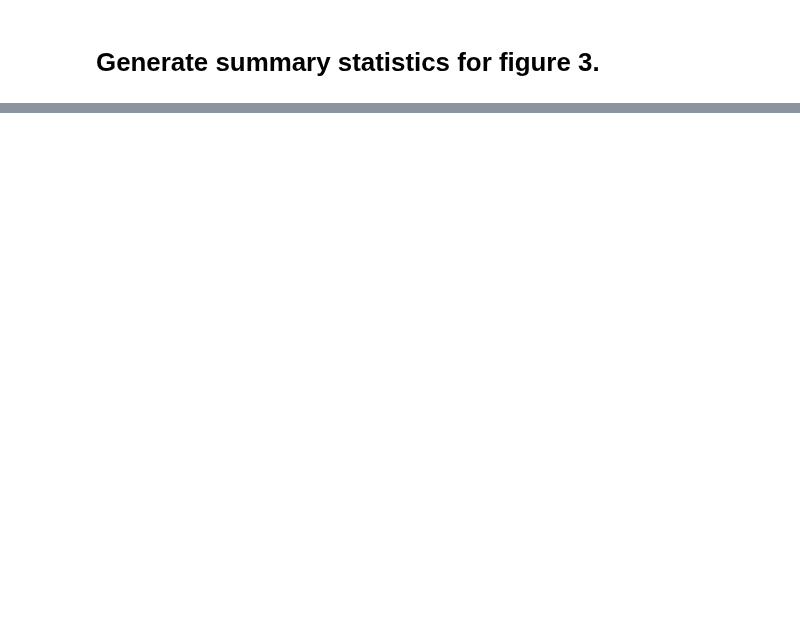
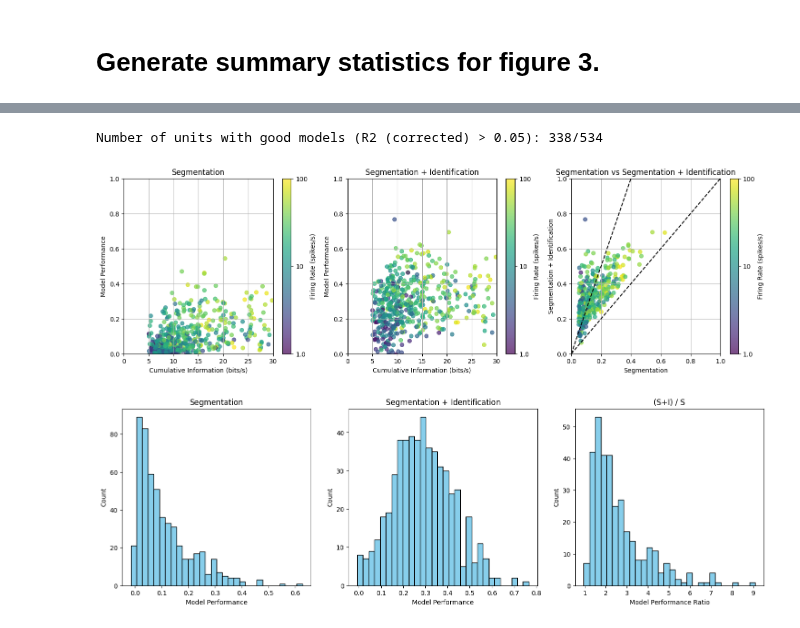
Before and after one commit to theunissenlab/strfPy, a Jupyter notebook: PaperFigs/summaryStats.ipynb, the cells around one changed output, grey strips where cells are left out. Drawn from its saved outputs; the diff is of its cells as text; code cells hidden in the pictures; blank space fills up the shorter version.

```diff
--- a/PaperFigs/summaryStats.ipynb
+++ b/PaperFigs/summaryStats.ipynb
@@ -165,0 +258,79 @@ np.float64(2.0709826662528354)
+# %%
+# Make scatter plots of model performance vs information
+
+plt.figure(figsize=(18, 5))
+plt.subplot(1,3,1)
+plt.scatter(infos[idx], r2Segs[idx]/r2Ceils[idx], c = np.log10(rate[idx]), cmap ='viridis', alpha=0.7, clim=(np.log10(rate_threshold), 2.0))
+plt.title('Segmentation')
+plt.xlabel('Cumulative Information (bits/s)')
+plt.ylabel('Model Performance')
+cbar = plt.colorbar(label='Firing Rate (spikes/s)')
+tickvalues = cbar.get_ticks()
+cbar.set_ticks([np.log10(rate_threshold), 1.0, 2.0])
+cbar.set_ticklabels([rate_threshold, 10, 100])
+plt.xlim((0.0, 30.0))
+plt.ylim((0.0, 1.0))
+plt.grid(True)
+
+plt.subplot(1,3,2)
+plt.scatter(infos[idx], r2segIds[idx]/r2Ceils[idx], c = np.log10(rate[idx]), cmap ='viridis', alpha=0.7, clim=(np.log10(rate_threshold), 2.0))
+plt.title('Segmentation + Identification')
+plt.xlabel('Cumulative Information (bits/s)')
+plt.ylabel('Model Performance')
+cbar = plt.colorbar(label='Firing Rate (spikes/s)')
+tickvalues = cbar.get_ticks()
+cbar.set_ticks([np.log10(rate_threshold), 1.0, 2.0])
+cbar.set_ticklabels([rate_threshold, 10, 100])
+plt.xlim((0.0, 30.0))
+plt.ylim((0.0, 1.0))
+plt.grid(True)
+
+# Units predicted by encoding model
+r2_threshold = 0.05
+idx_model = idx & (r2Segs/r2Ceils > r2_threshold)
+print(f"Number of units with good models (R2 (corrected) > {r2_threshold}): {np.sum(idx_model)}/{np.sum(idx)}")
+
+plt.subplot(1,3,3)
+plt.scatter(r2Segs[idx_model]/r2Ceils[idx_model], r2segIds[idx_model]/r2Ceils[idx_model], c = np.log10(rate[idx_model]), cmap ='viridis', alpha=0.7, clim=(np.log10(rate_threshold), 2.0))
+plt.plot([0, 1], [0, 1], 'k--')
+plt.plot([0, 1], [0, 2.5], 'k--')
+plt.title('Segmentation vs Segmentation + Identification')
+plt.xlabel('Segmentation')
+plt.ylabel('Segmentation + Identification')
+cbar = plt.colorbar(label='Firing Rate (spikes/s)')
+tickvalues = cbar.get_ticks()
+cbar.set_ticks([np.log10(rate_threshold), 1.0, 2.0])
+cbar.set_ticklabels([rate_threshold, 10, 100])
+plt.xlim((0.0, 1.0))
+plt.ylim((0.0, 1.0))
+plt.grid(True)
+
+plt.show()
+
+# Histograms of model performance
+
+plt.figure(figsize=(18, 5))
+plt.subplot(1,3,1)
+plt.hist(r2Segs[idx]/r2Ceils[idx], bins=30, color='skyblue', edgecolor='black')
+plt.title('Segmentation')
+plt.xlabel('Model Performance')
+plt.ylabel('Count')
+
+plt.subplot(1,3,2)
+plt.hist(r2segIds[idx]/r2Ceils[idx], bins=30, color='skyblue', edgecolor='black')
+plt.title('Segmentation + Identification')
+plt.xlabel('Model Performance')
+plt.ylabel('Count')
+
+plt.subplot(1,3,3)
+plt.hist(r2segIds[idx_model]/r2Segs[idx_model], bins=30, color='skyblue', edgecolor='black')
+plt.title('(S+I) / S')
+plt.xlabel('Model Performance Ratio')
+plt.ylabel('Count')
+
+
+plt.show()
+# %% [output]
+Number of units with good models (R2 (corrected) > 0.05): 338/534
+[figure, added]
+[figure, added]
```
Also changed, not shown: parts of 7 cells of this notebook.
